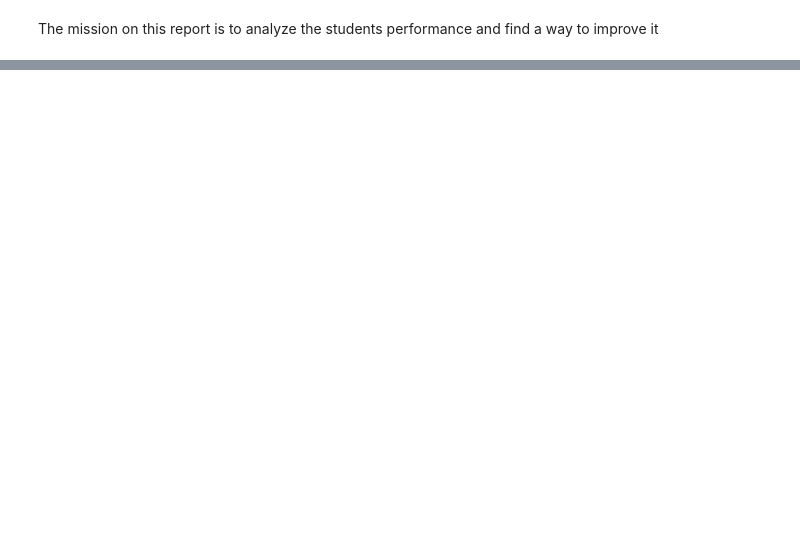
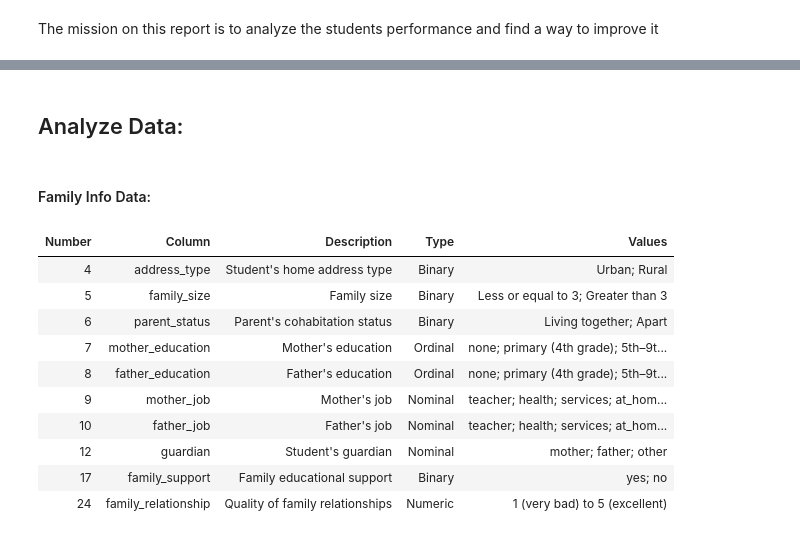
Before and after one commit to Kristiyan24/SoftUni-Students-Performance, a Jupyter notebook: report/analyze/analyze.ipynb, the cells around one changed output, grey strips where cells are left out. Cells and saved outputs as stored; diff of their text form; code cells hidden in the pictures; blank space fills up the shorter version.

```diff
--- a/report/analyze/analyze.ipynb
+++ b/report/analyze/analyze.ipynb
@@ -45,0 +93,18 @@ The mission on this report is to analyze the students performance and find a way
+# %% [markdown]
+## Analyze Data:
+# %% [markdown]
+#### Family Info Data:
+# %%
+print_table(info_table.loc[[4,5,6,7,8,9,10,12,17,24]])
+# %% [output]
+| Number | Column | Description | Type | Values |
+| 4 | address_type | Student's home address type | Binary | Urban; Rural |
+| 5 | family_size | Family size | Binary | Less or equal to 3; Greater than 3 |
+| 6 | parent_status | Parent's cohabitation status | Binary | Living together; Apart |
+| 7 | mother_education | Mother's education | Ordinal | none; primary (4th grade); 5th–9t... |
+| 8 | father_education | Father's education | Ordinal | none; primary (4th grade); 5th–9t... |
+| 9 | mother_job | Mother's job | Nominal | teacher; health; services; at_hom... |
+| 10 | father_job | Father's job | Nominal | teacher; health; services; at_hom... |
+| 12 | guardian | Student's guardian | Nominal | mother; father; other |
+| 17 | family_support | Family educational support | Binary | yes; no |
+| 24 | family_relationship | Quality of family relationships | Numeric | 1 (very bad) to 5 (excellent) |
```
Also changed, not shown: parts of 26 cells of this notebook, 1 other file.
